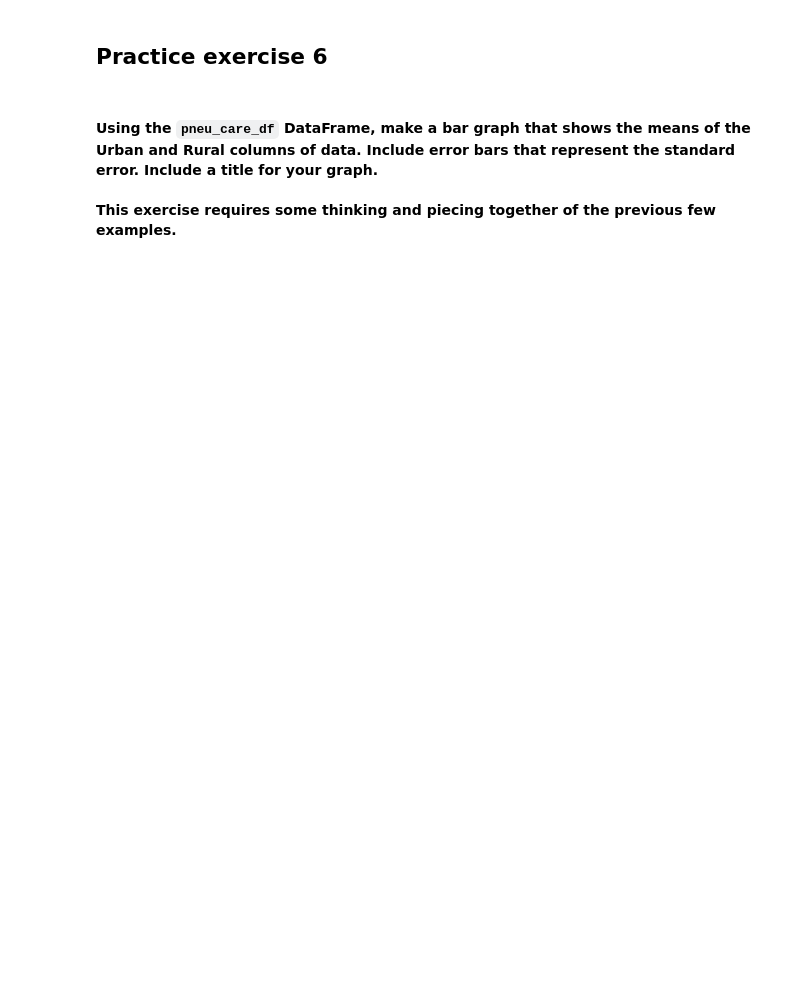
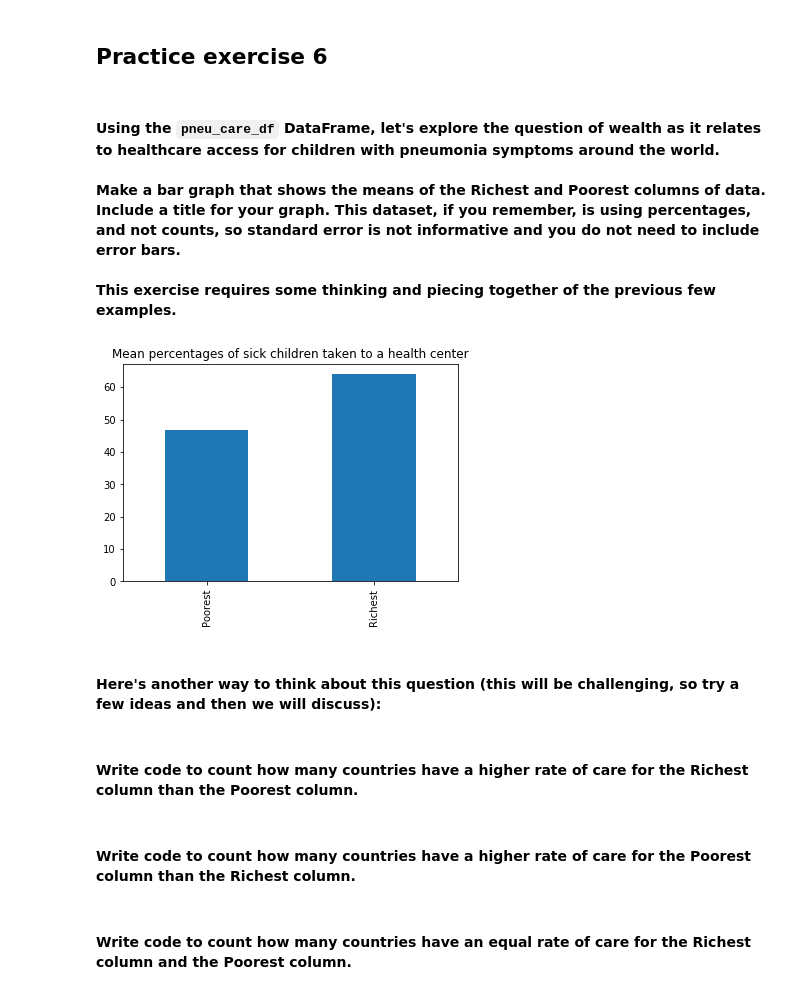
Before and after one commit to nuitrcs/intro-python-summer2019, a Jupyter notebook: learningPandas-answers.ipynb, the cells around one changed output. Drawn from its saved outputs; the diff is of its cells as text; code cells hidden in the pictures; blank space fills up the shorter version.

```diff
--- a/learningPandas-answers.ipynb
+++ b/learningPandas-answers.ipynb
@@ -265,5 +581,5 @@ Pandas turns all data in columns with missing data into the generic data type "o
 # %% [markdown]
 <br>Let's change the data type of the "Urban" column, and then try calculating the mean again:
 # %%
-pneu_care_df["Urban"] = pneu_care_df.Urban.astype(float)
+pneu_care_df["Richest"] = pneu_care_df.Richest.astype(float)
 # %%
@@ -283,5 +605,5 @@ pneu_care_df.Countries.nunique()
 
 *Note: you'll need to get the answer to this question right for code later in this notebook to work, so check the answers if you missed this exercise.*
 # %%
-pneu_care_df["Rural"] = pneu_care_df.Rural.astype(float)
-pneu_care_df.Rural.mean()
+pneu_care_df["Poorest"] = pneu_care_df.Poorest.astype(float)
+pneu_care_df.Poorest.mean()
@@ -367,4 +774,4 @@ flower_bar_error = flower_df.groupby("color")["length"].mean().plot(kind = 'bar'
 # %% [markdown]
 ## Practice exercise 6
 # %% [markdown]
-#### Using the `pneu_care_df` DataFrame, make a bar graph that shows the means of the Urban and Rural columns of data. Include error bars that represent the standard error. Include a title for your graph.<br><br>This exercise requires some thinking and piecing together of the previous few examples.
+#### Using the `pneu_care_df` DataFrame, let's explore the question of wealth as it relates to healthcare access for children with pneumonia symptoms around the world. <br><br>Make a bar graph that shows the means of the Richest and Poorest columns of data. Include a title for your graph. This dataset, if you remember, is using percentages, and not counts, so standard error is not informative and you do not need to include error bars.<br><br>This exercise requires some thinking and piecing together of the previous few examples.
@@ -374,0 +778,8 @@ pneu_bar_error = pneu_care_df[["Urban", "Rural"]].mean().plot(kind = 'bar',
+# %%
+pneu_bar = pneu_care_df[["Poorest", "Richest"]].mean().plot(kind = 'bar', title = "Mean percentages of sick children taken to a health center")
+# %% [output]
+[figure, added]
+# %% [markdown]
+#### Here's another way to think about this question (this will be challenging, so try a few ideas and then we will discuss):
+# %% [markdown]
+#### Write code to count how many countries have a higher rate of care for the Richest column than the Poorest column.
@@ -374,0 +788,2 @@ pneu_bar_error = pneu_care_df[["Urban", "Rural"]].mean().plot(kind = 'bar',
+# %% [markdown]
+#### Write code to count how many countries have a higher rate of care for the Poorest column than the Richest column.
@@ -374,0 +792,2 @@ pneu_bar_error = pneu_care_df[["Urban", "Rural"]].mean().plot(kind = 'bar',
+# %% [markdown]
+#### Write code to count how many countries have an equal rate of care for the Richest column and the Poorest column.
```
Also changed, not shown: parts of 69 cells of this notebook, 1 other file.
